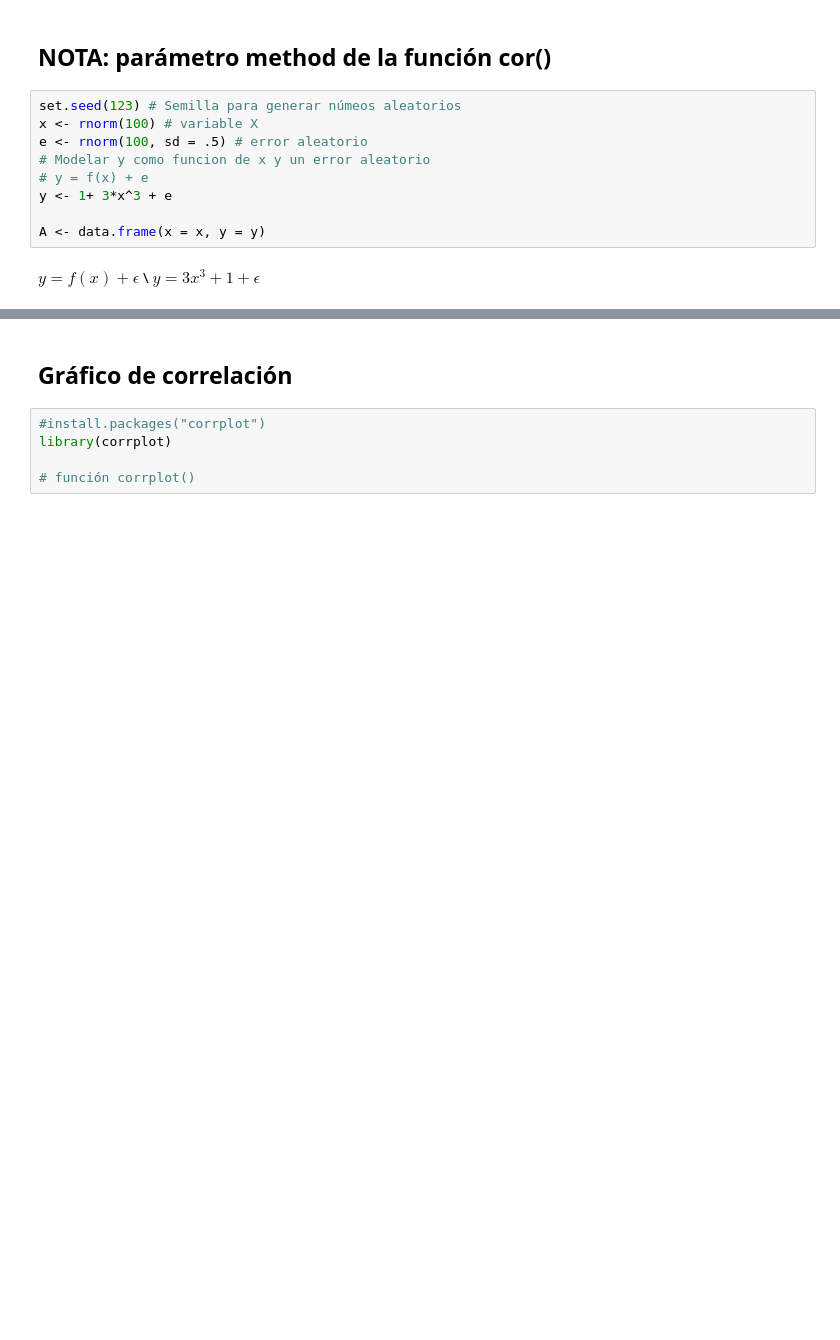
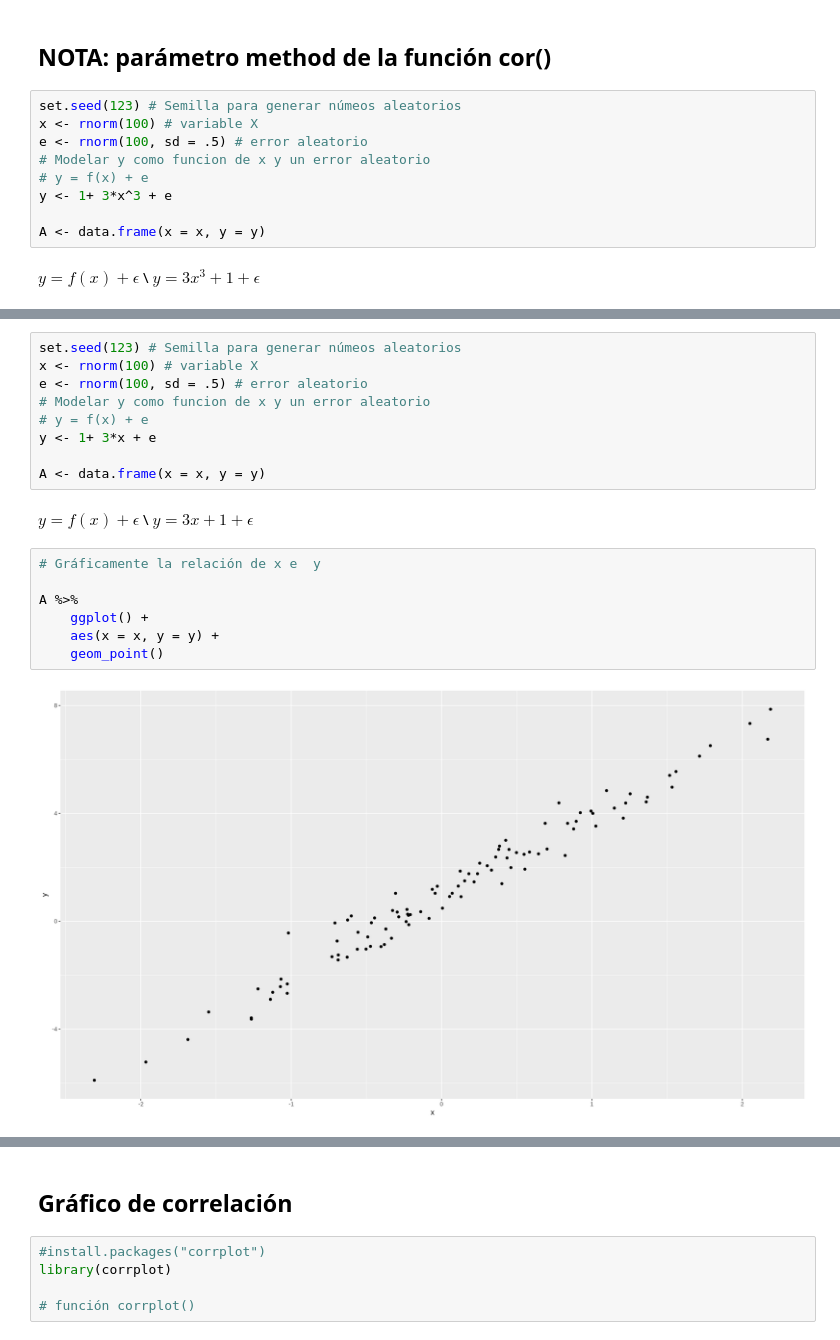
Before and after one commit to majorquev/DBDC_202409_Programacion_en_R_para_ciencia_de_datos, a Jupyter notebook: Clases/C6/Clase6_1_Estadisticos_descriptivos_y_correlación.ipynb, the cells around one changed output, grey strips where cells are left out. Drawn from its saved outputs; the diff is of its cells as text; blank space fills up the shorter version.

```diff
--- a/Clases/C6/Clase6_1_Estadisticos_descriptivos_y_correlación.ipynb
+++ b/Clases/C6/Clase6_1_Estadisticos_descriptivos_y_correlación.ipynb
@@ -297,0 +342,21 @@ cor(A$x,A$y, method = "spearman")
+# %%
+set.seed(123) # Semilla para generar númeos aleatorios
+x <- rnorm(100) # variable X
+e <- rnorm(100, sd = .5) # error aleatorio
+# Modelar y como funcion de x y un error aleatorio
+# y = f(x) + e
+y <- 1+ 3*x + e
+
+A <- data.frame(x = x, y = y)
+# %% [markdown]
+$y = f(x) + \epsilon$ \\
+$y = 3x + 1 + \epsilon$
+# %%
+# Gráficamente la relación de x e  y
+
+A %>%
+    ggplot() +
+    aes(x = x, y = y) +
+    geom_point()
+# %% [output]
+[figure, added]
```
Also changed, not shown: parts of 12 cells of this notebook.
